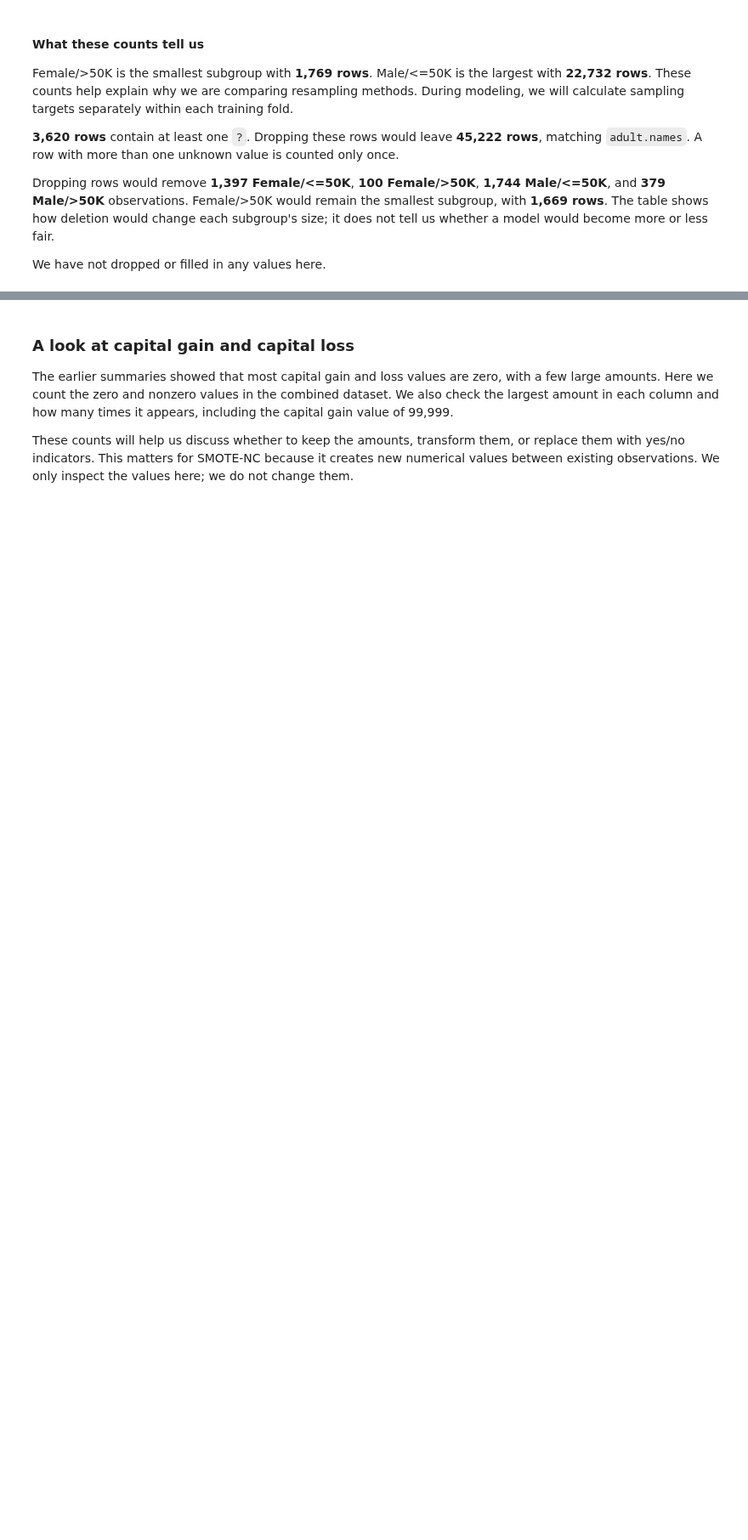
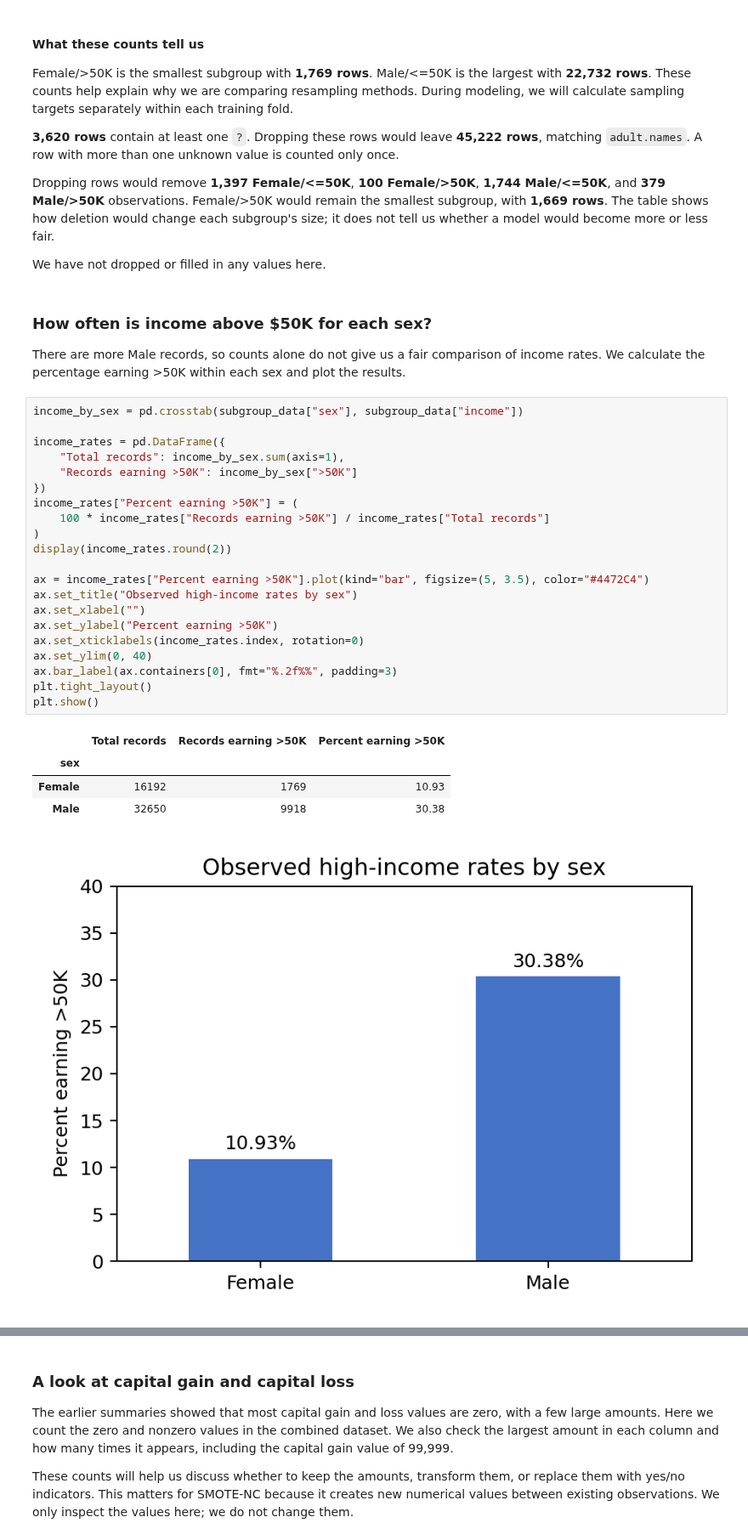
Before and after one commit to jessicabrinegar/data-mining-project, a Jupyter notebook: Phase3_EDA_Brinegar.ipynb, the cells around one changed output, grey strips where cells are left out. Shown at 85% size. Saved outputs shown, nothing was run; the diff lists cells and outputs as text; blank space fills up the shorter version.

```diff
--- a/Phase3_EDA_Brinegar.ipynb
+++ b/Phase3_EDA_Brinegar.ipynb
@@ -344,3 +361,34 @@ Female/>50K is the smallest subgroup with **1,769 rows**. Male/<=50K is the larg
 Dropping rows would remove **1,397 Female/<=50K**, **100 Female/>50K**, **1,744 Male/<=50K**, and **379 Male/>50K** observations. Female/>50K would remain the smallest subgroup, with **1,669 rows**. The table shows how deletion would change each subgroup's size; it does not tell us whether a model would become more or less fair.
 
 We have not dropped or filled in any values here.
+# %% [markdown]
+### How often is income above $50K for each sex?
+
+There are more Male records, so counts alone do not give us a fair comparison of income rates. We calculate the percentage earning >50K within each sex and plot the results.
+# %%
+income_by_sex = pd.crosstab(subgroup_data["sex"], subgroup_data["income"])
+
+income_rates = pd.DataFrame({
+    "Total records": income_by_sex.sum(axis=1),
+    "Records earning >50K": income_by_sex[">50K"]
+})
+income_rates["Percent earning >50K"] = (
+    100 * income_rates["Records earning >50K"] / income_rates["Total records"]
+)
+display(income_rates.round(2))
+
+ax = income_rates["Percent earning >50K"].plot(kind="bar", figsize=(5, 3.5), color="#4472C4")
+ax.set_title("Observed high-income rates by sex")
+ax.set_xlabel("")
+ax.set_ylabel("Percent earning >50K")
+ax.set_xticklabels(income_rates.index, rotation=0)
+ax.set_ylim(0, 40)
+ax.bar_label(ax.containers[0], fmt="%.2f%%", padding=3)
+plt.tight_layout()
+plt.show()
+# %% [output]
+|  | Total records | Records earning >50K | Percent earning >50K |
+| sex |  |  |  |
+| Female | 16192 | 1769 | 10.93 |
+| Male | 32650 | 9918 | 30.38 |
+[figure, added]
```
Also changed, not shown: parts of 3 cells of this notebook, 1 other file.
